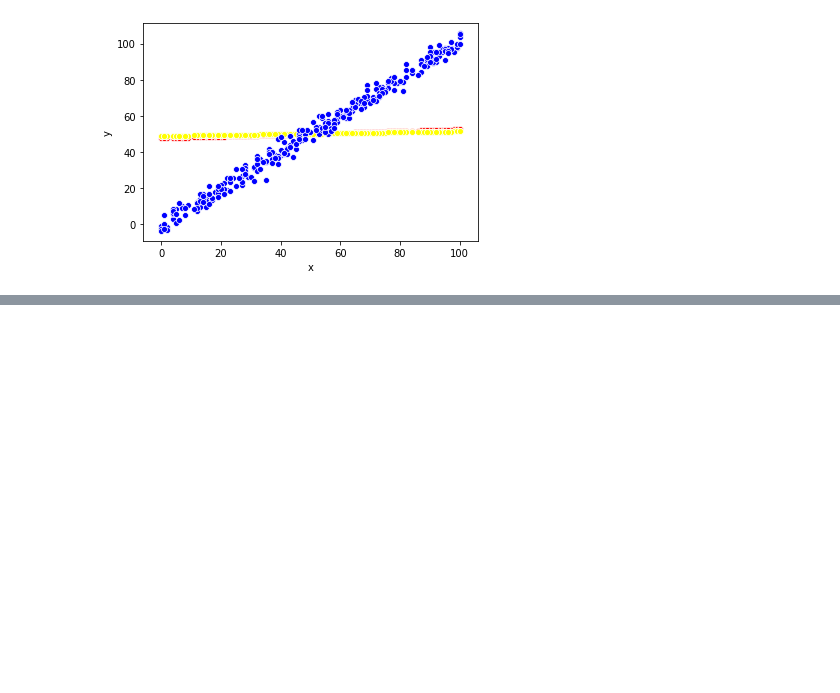
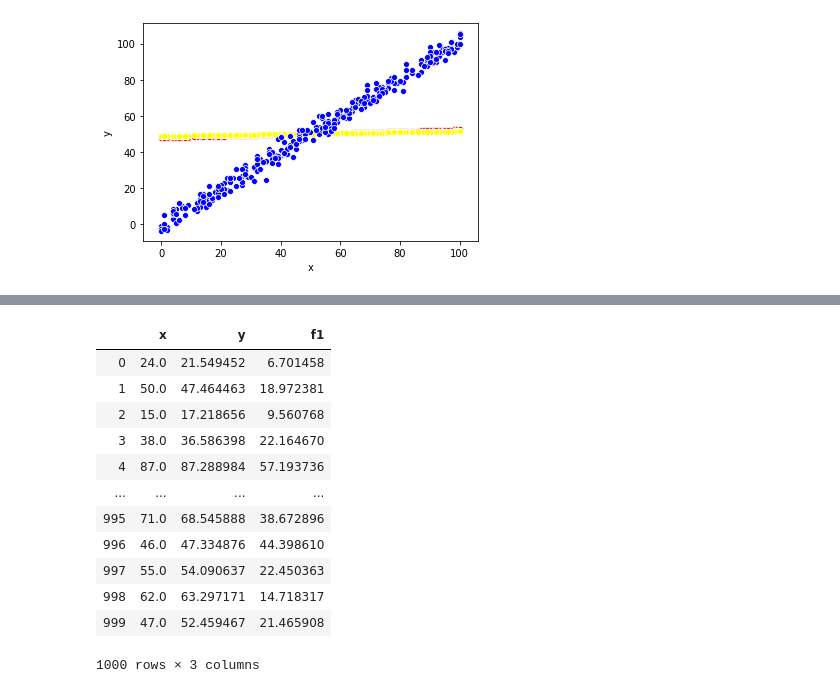
Before and after one commit to gabubellon/xp-ds-joi-2019, a Jupyter notebook: semana08/01.semana08.ipynb, the cells around one changed output, grey strips where cells are left out. Saved outputs shown, nothing was run; the diff lists cells and outputs as text; code cells hidden in the pictures; blank space fills up the shorter version.

```diff
--- a/semana08/01.semana08.ipynb
+++ b/semana08/01.semana08.ipynb
@@ -210,0 +234,5 @@ sns.scatterplot(x='x',y='y', data=df_pred_2,color='blue')
+# %%
+filename = 'linear.pkl'
+outfile = open(filename,'wb')
+pickle.dump(clf,outfile)
+outfile.close()
@@ -210,0 +244,4 @@ sns.scatterplot(x='x',y='y', data=df_pred_2,color='blue')
+# %%
+infile = open(filename,'rb')
+new_linear = pickle.load(infile)
+infile.close()
@@ -210,0 +273,25 @@ sns.scatterplot(x='x',y='y', data=df_pred_2,color='blue')
+# %%
+filename = 'df.pkl'
+outfile = open(filename,'wb')
+pickle.dump(df_train,outfile)
+outfile.close()
+# %%
+infile = open(filename,'rb')
+new_df = pickle.load(infile)
+infile.close()
+# %%
+new_df
+# %% [output]
+|  | x | y | f1 |
+| 0 | 24.0 | 21.549452 | 6.701458 |
+| 1 | 50.0 | 47.464463 | 18.972381 |
+| 2 | 15.0 | 17.218656 | 9.560768 |
+| 3 | 38.0 | 36.586398 | 22.164670 |
+| 4 | 87.0 | 87.288984 | 57.193736 |
+| ... | ... | ... | ... |
+| 995 | 71.0 | 68.545888 | 38.672896 |
+| 996 | 46.0 | 47.334876 | 44.398610 |
+| 997 | 55.0 | 54.090637 | 22.450363 |
+| 998 | 62.0 | 63.297171 | 14.718317 |
+| 999 | 47.0 | 52.459467 | 21.465908 |
+1000 rows × 3 columns
```
Also changed, not shown: parts of 16 cells of this notebook, 6 other files.
